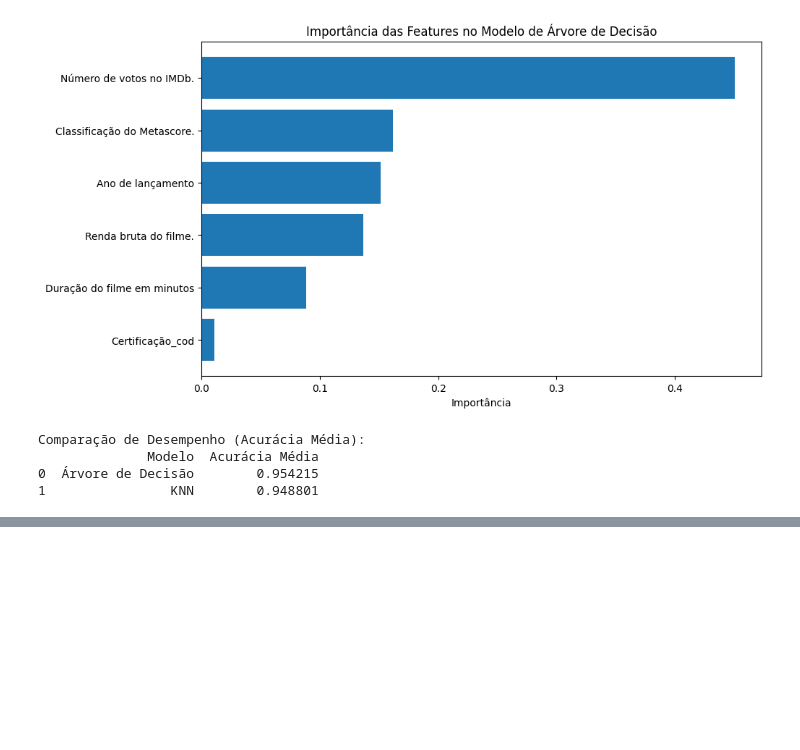
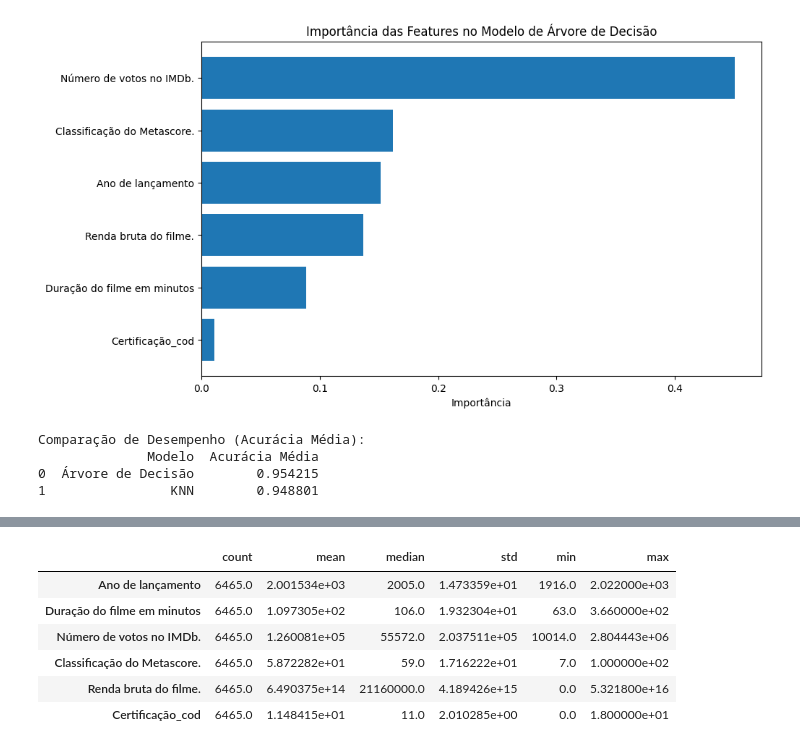
Before and after one commit to akemitti/ciencia-de-dados, a Jupyter notebook: filmes.ipynb, the cells around one changed output, grey strips where cells are left out. Saved outputs shown, nothing was run; the diff lists cells and outputs as text; code cells hidden in the pictures; blank space fills up the shorter version.

```diff
--- a/filmes.ipynb
+++ b/filmes.ipynb
@@ -144,0 +195,22 @@ Comparação de Desempenho (Acurácia Média):
+# %%
+import pandas as pd
+
+# Gera as estatísticas descritivas (count, mean, std, min, 25%, 50%, 75%, max)
+desc_stats = features.describe().T
+
+# Adiciona a mediana como uma coluna (embora o 50% já seja a mediana, essa etapa é opcional)
+desc_stats['median'] = features.median()
+
+# Opcional: reorganizar as colunas para exibir a mediana logo após a média
+desc_stats = desc_stats[['count', 'mean', 'median', 'std', 'min', 'max']]
+
+# Exibe a tabela
+display(desc_stats)
+# %% [output]
+|  | count | mean | median | std | min | max |
+| Ano de lançamento | 6465.0 | 2.001534e+03 | 2005.0 | 1.473359e+01 | 1916.0 | 2.022000e+03 |
+| Duração do filme em minutos | 6465.0 | 1.097305e+02 | 106.0 | 1.932304e+01 | 63.0 | 3.660000e+02 |
+| Número de votos no IMDb. | 6465.0 | 1.260081e+05 | 55572.0 | 2.037511e+05 | 10014.0 | 2.804443e+06 |
+| Classificação do Metascore. | 6465.0 | 5.872282e+01 | 59.0 | 1.716222e+01 | 7.0 | 1.000000e+02 |
+| Renda bruta do filme. | 6465.0 | 6.490375e+14 | 21160000.0 | 4.189426e+15 | 0.0 | 5.321800e+16 |
+| Certificação_cod | 6465.0 | 1.148415e+01 | 11.0 | 2.010285e+00 | 0.0 | 1.800000e+01 |
```
Also changed, not shown: parts of 14 cells of this notebook.
